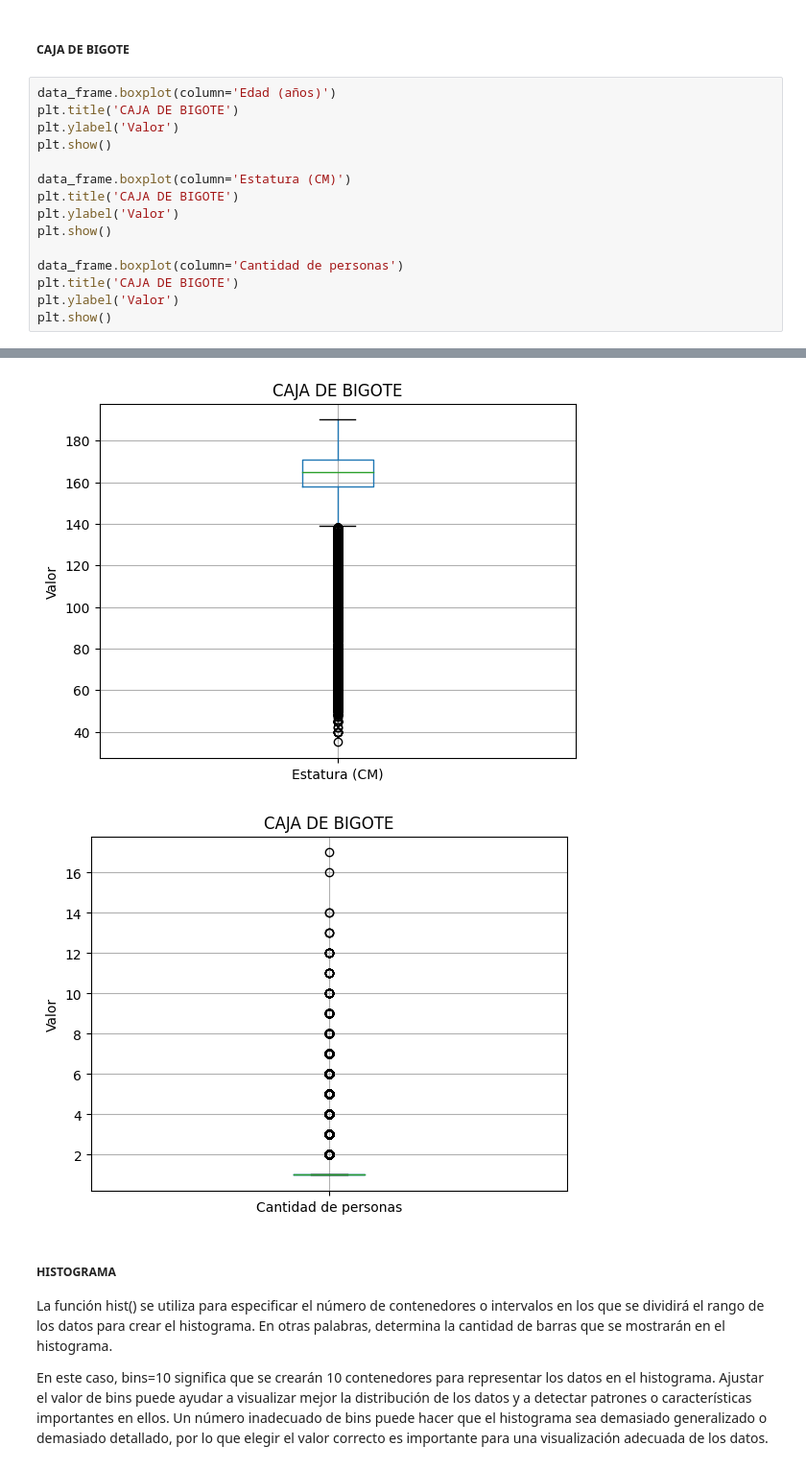
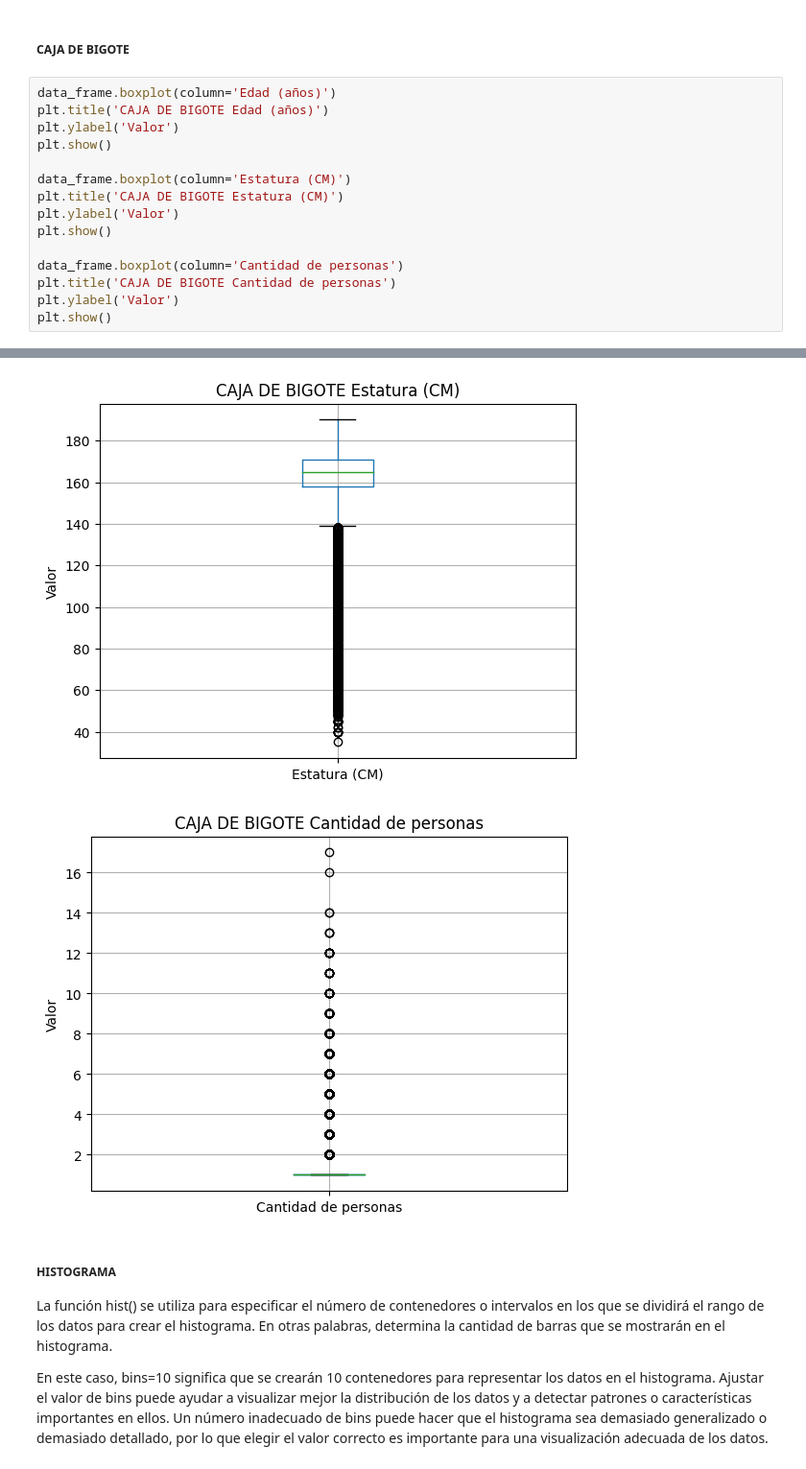
Before and after one commit to alexanderbeleno16/taller1_corte1_mi_20241, a Jupyter notebook: taller1_corte1_mi_20241.ipynb, the cells around one changed output, grey strips where cells are left out. Shown at 96% size. Saved outputs shown, nothing was run; the diff lists cells and outputs as text.

```diff
--- a/taller1_corte1_mi_20241.ipynb
+++ b/taller1_corte1_mi_20241.ipynb
@@ -306,17 +307,17 @@ dtype: int64
 ##### **CAJA DE BIGOTE**
 # %%
 data_frame.boxplot(column='Edad (años)')
-plt.title('CAJA DE BIGOTE')
+plt.title('CAJA DE BIGOTE Edad (años)')
 plt.ylabel('Valor')
 plt.show()
 
 data_frame.boxplot(column='Estatura (CM)')
-plt.title('CAJA DE BIGOTE')
+plt.title('CAJA DE BIGOTE Estatura (CM)')
 plt.ylabel('Valor')
 plt.show()
 
 data_frame.boxplot(column='Cantidad de personas')
-plt.title('CAJA DE BIGOTE')
+plt.title('CAJA DE BIGOTE Cantidad de personas')
 plt.ylabel('Valor')
 plt.show()
 # %% [output]
@@ -324,5 +325,5 @@ plt.show()
-[figure, old version]
+[figure, new version]
-[figure, old version]
+[figure, new version]
 # %% [markdown]
 ##### **HISTOGRAMA**
 La función hist() se utiliza para especificar el número de contenedores o intervalos en los que se dividirá el rango de los datos para crear el histograma. En otras palabras, determina la cantidad de barras que se mostrarán en el histograma.
```
Also changed, not shown: parts of 2 cells of this notebook.
